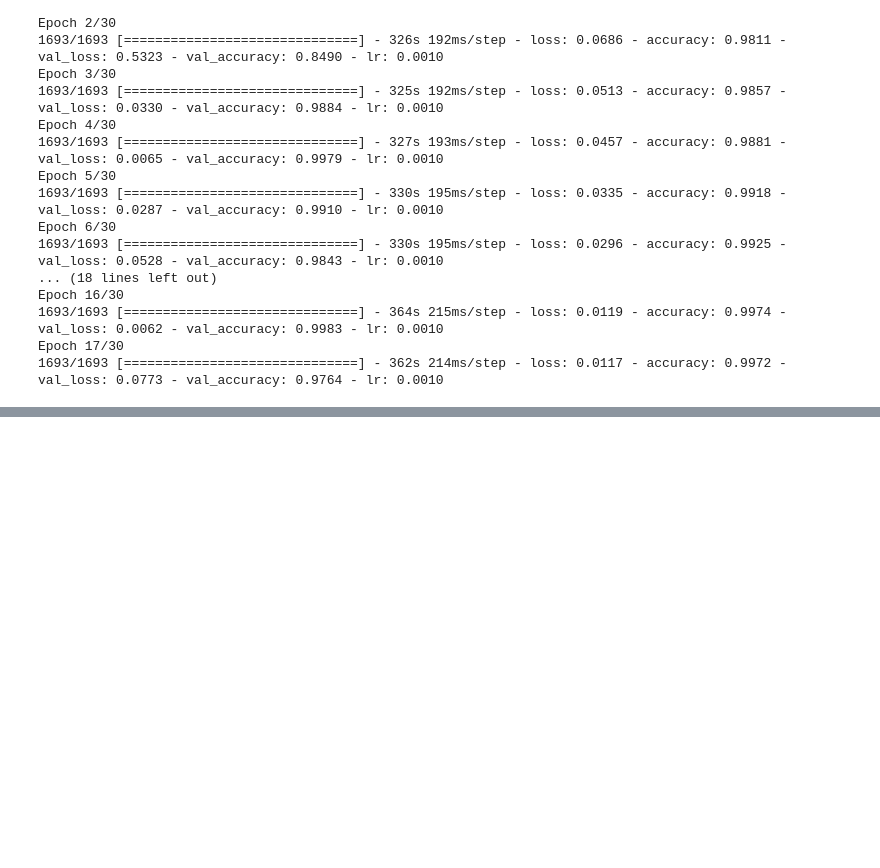
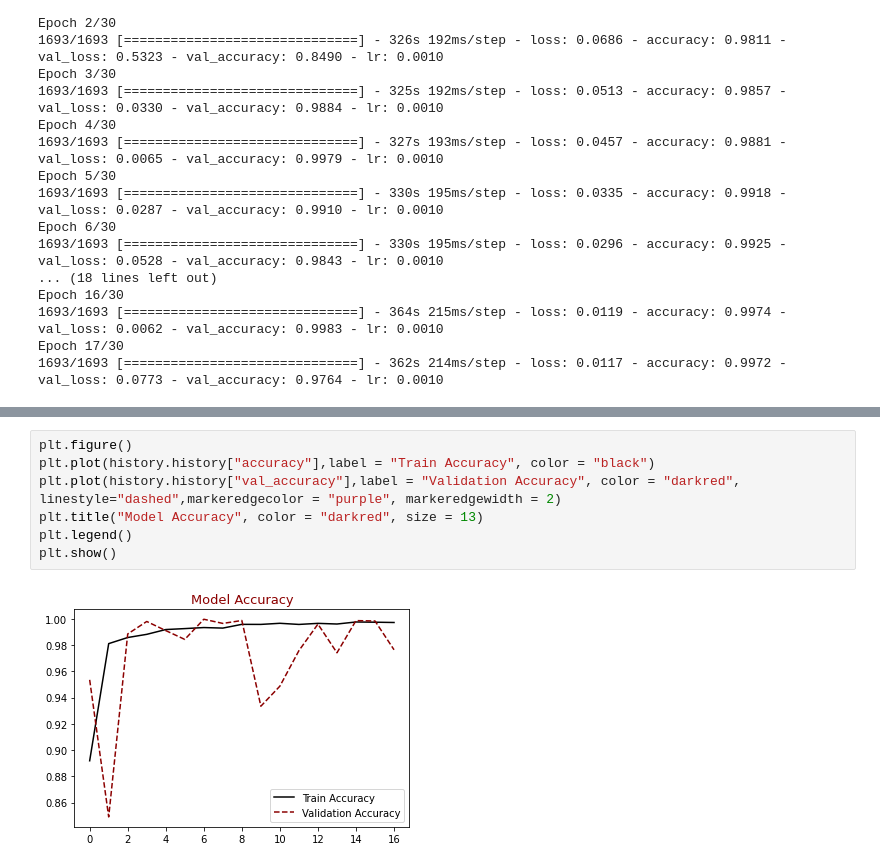
Before and after one commit to CostaDiego/fruits-360-classification, a Jupyter notebook: fruits-360.ipynb, the cells around one changed output, grey strips where cells are left out. Saved outputs shown, nothing was run; the diff lists cells and outputs as text; blank space fills up the shorter version.

```diff
--- a/fruits-360.ipynb
+++ b/fruits-360.ipynb
@@ -259,0 +273,9 @@ Epoch 17/30
+# %%
+plt.figure()
+plt.plot(history.history["accuracy"],label = "Train Accuracy", color = "black")
+plt.plot(history.history["val_accuracy"],label = "Validation Accuracy", color = "darkred", linestyle="dashed",markeredgecolor = "purple", markeredgewidth = 2)
+plt.title("Model Accuracy", color = "darkred", size = 13)
+plt.legend()
+plt.show()
+# %% [output]
+[figure, added]
```
Also changed, not shown: parts of 2 cells of this notebook.
